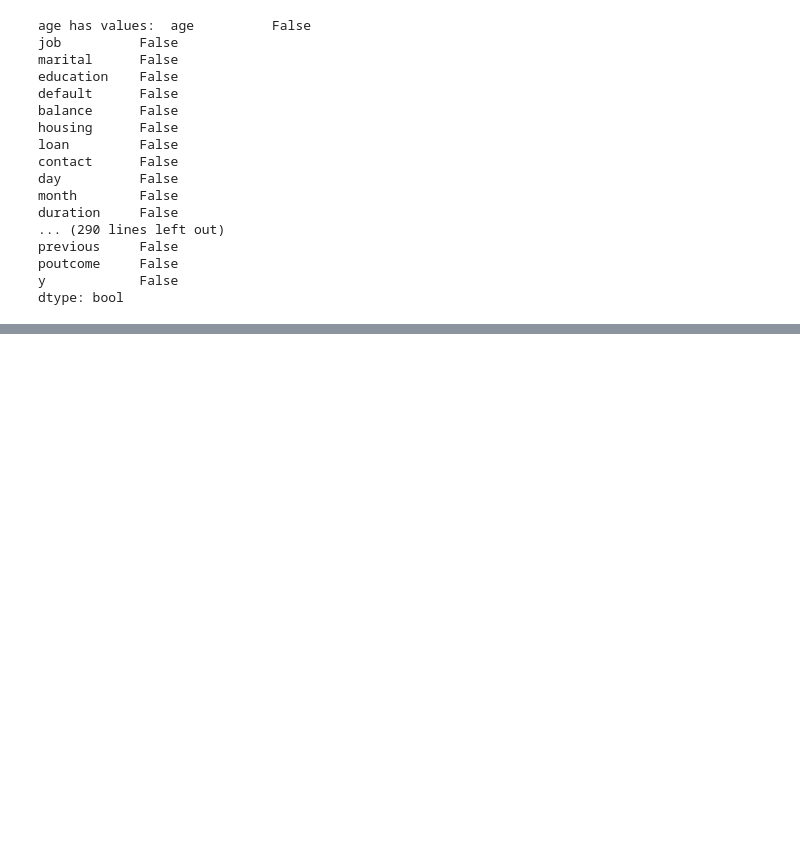
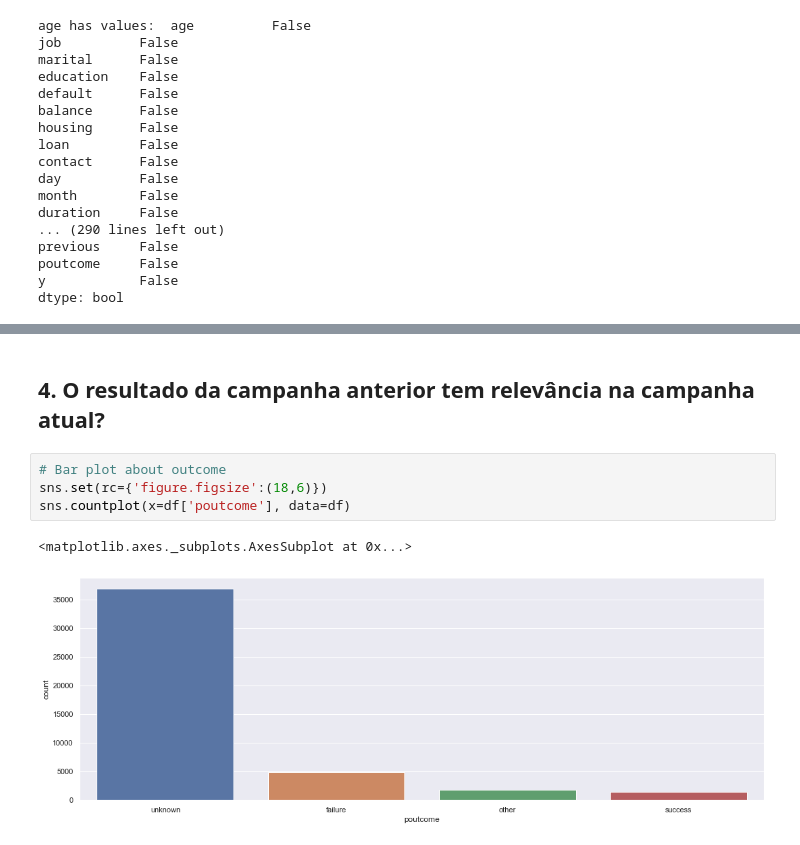
Before and after one commit to Alro10/data-science-bank-teste, a Jupyter notebook: src/Analysis.ipynb, the cells around one changed output, grey strips where cells are left out. Drawn from its saved outputs; the diff is of its cells as text; blank space fills up the shorter version.

```diff
--- a/src/Analysis.ipynb
+++ b/src/Analysis.ipynb
@@ -60,0 +227,9 @@ dtype: bool
+# %% [markdown]
+## 4. O resultado da campanha anterior tem relevância na campanha atual?
+# %%
+# Bar plot about outcome
+sns.set(rc={'figure.figsize':(18,6)})
+sns.countplot(x=df['poutcome'], data=df)
+# %% [output]
+<matplotlib.axes._subplots.AxesSubplot at 0x...>
+[figure, added]
```
Also changed, not shown: parts of 16 cells of this notebook.
